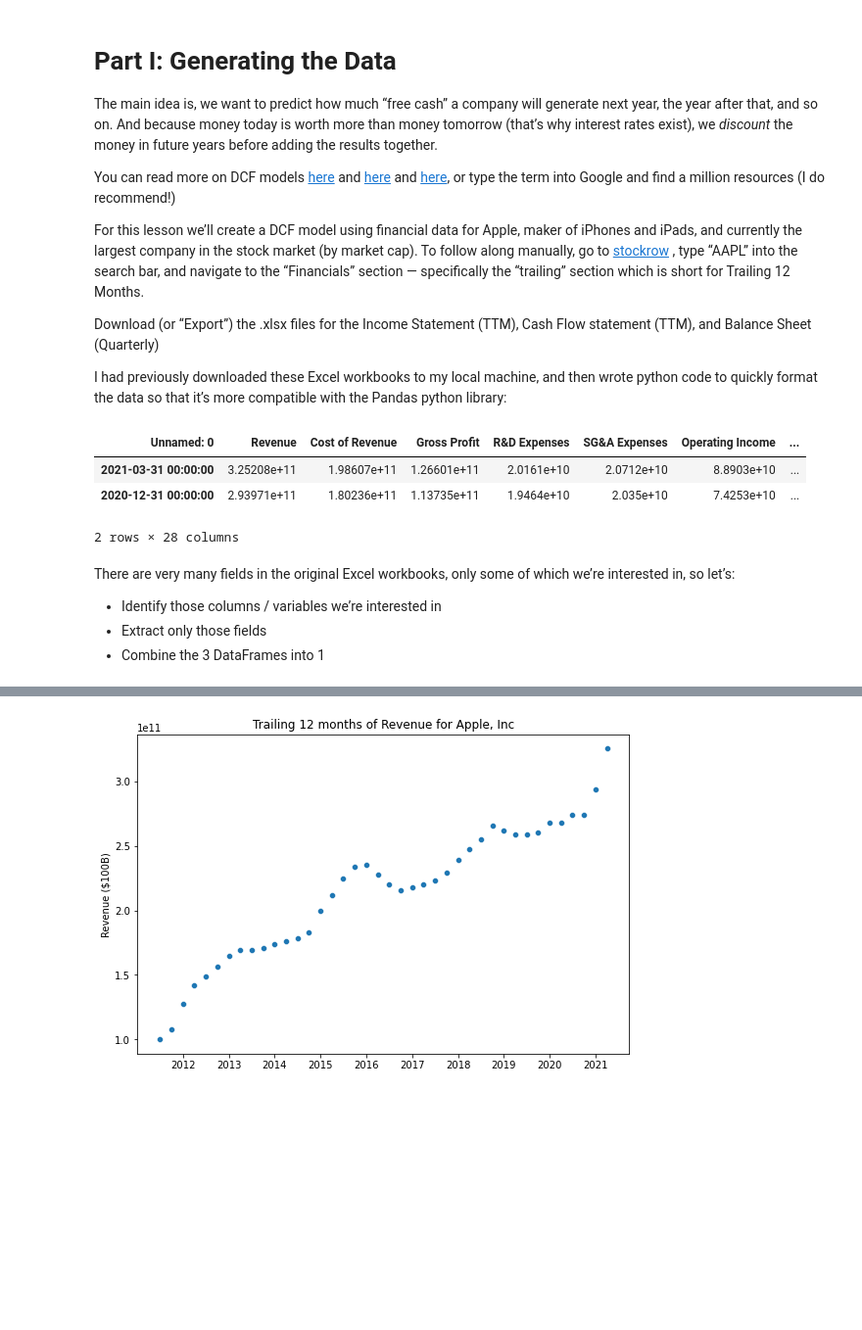
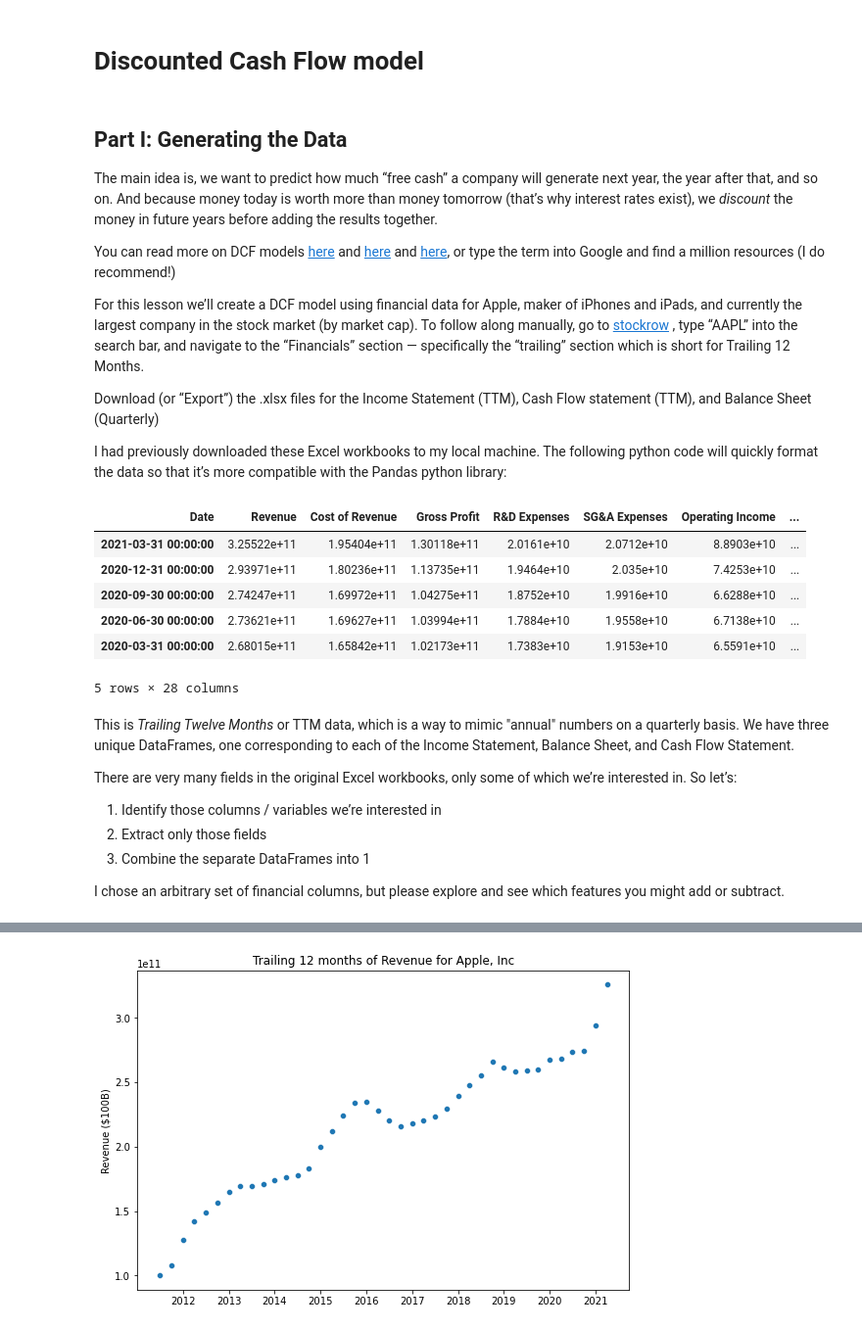
Before and after one commit to sfreagin/SEC_testing, a Jupyter notebook: DCF_walkthrough.ipynb, the cells around one changed output, grey strips where cells are left out. Shown at 98% size. Drawn from its saved outputs; the diff is of its cells as text; code cells hidden in the pictures; blank space fills up the shorter version.

```diff
--- a/DCF_walkthrough.ipynb
+++ b/DCF_walkthrough.ipynb
@@ -1,5 +1,7 @@
+# %% [markdown]
+# Discounted Cash Flow model
 # %% [markdown]
-# Part I: Generating the Data
+## Part I: Generating the Data
 The main idea is, we want to predict how much “free cash” a company will generate next year, the year after that, and so on. And because money today is worth more than money tomorrow (that’s why interest rates exist), we *discount* the money in future years before adding the results together.
 
 You can read more on DCF models [here](https://www.investopedia.com/terms/d/dcf.asp) and [here](https://corporatefinanceinstitute.com/resources/knowledge/valuation/dcf-formula-guide/) and [here](https://sba.thehartford.com/finance/cash-flow/discounted-cash-flow/), or type the term into Google and find a million resources (I do recommend!)
@@ -8,41 +10,53 @@ For this lesson we’ll create a DCF model using financial data for Apple, maker
 
 Download (or “Export”) the .xlsx files for the Income Statement (TTM), Cash Flow statement (TTM), and Balance Sheet (Quarterly)
 
-I had previously downloaded these Excel workbooks to my local machine, and then wrote python code to quickly format the data so that it’s more compatible with the Pandas python library:
+I had previously downloaded these Excel workbooks to my local machine. The following python code will quickly format the data so that it’s more compatible with the Pandas python library:
 # %%
 import pandas as pd
 import numpy as np
 import matplotlib.pyplot as plt
 import seaborn as sns
 # %%
-#pull the income statement, balance sheet, and cash flow statement
+# pull the income statement, balance sheet, and cash flow statement
 # as downloaded from stockrow.com
 aapl_inc_df = pd.read_excel(f'./Income/AAPL_inc.xlsx').T
 aapl_bal_df = pd.read_excel(f'./BalanceSheet/AAPL_bal.xlsx').T
 aapl_cfl_df = pd.read_excel(f'./CashFlow/AAPL_cashflow.xlsx').T
 
 # change the first row to be the column headers
 aapl_inc_df.columns = aapl_inc_df.iloc[0]
 aapl_bal_df.columns = aapl_bal_df.iloc[0]
 aapl_cfl_df.columns = aapl_cfl_df.iloc[0]
 
-#remove the first row
+# remove the first row
 aapl_inc_df = aapl_inc_df.iloc[1:]
 aapl_bal_df = aapl_bal_df.iloc[1:]
 aapl_cfl_df = aapl_cfl_df.iloc[1:]
 
-#check out the head, just make sure
-aapl_inc_df.head(2)
+# give index a new name
+aapl_inc_df=aapl_inc_df.rename_axis("Date",axis=1)
+aapl_bal_df=aapl_bal_df.rename_axis("Date",axis=1)
+aapl_cfl_df=aapl_cfl_df.rename_axis("Date",axis=1)
+
+# check out the head, just make sure
+aapl_inc_df.head(5)
 # %% [output]
-| Unnamed: 0 | Revenue | Cost of Revenue | Gross Profit | R&D Expenses | SG&A Expenses | Operating Income | ... |
-| 2021-03-31 00:00:00 | 3.25208e+11 | 1.98607e+11 | 1.26601e+11 | 2.0161e+10 | 2.0712e+10 | 8.8903e+10 | ... |
+| Date | Revenue | Cost of Revenue | Gross Profit | R&D Expenses | SG&A Expenses | Operating Income | ... |
+| 2021-03-31 00:00:00 | 3.25522e+11 | 1.95404e+11 | 1.30118e+11 | 2.0161e+10 | 2.0712e+10 | 8.8903e+10 | ... |
 | 2020-12-31 00:00:00 | 2.93971e+11 | 1.80236e+11 | 1.13735e+11 | 1.9464e+10 | 2.035e+10 | 7.4253e+10 | ... |
+| 2020-09-30 00:00:00 | 2.74247e+11 | 1.69972e+11 | 1.04275e+11 | 1.8752e+10 | 1.9916e+10 | 6.6288e+10 | ... |
+| 2020-06-30 00:00:00 | 2.73621e+11 | 1.69627e+11 | 1.03994e+11 | 1.7884e+10 | 1.9558e+10 | 6.7138e+10 | ... |
+| 2020-03-31 00:00:00 | 2.68015e+11 | 1.65842e+11 | 1.02173e+11 | 1.7383e+10 | 1.9153e+10 | 6.5591e+10 | ... |
-2 rows × 28 columns
+5 rows × 28 columns
 # %% [markdown]
-There are very many fields in the original Excel workbooks, only some of which we’re interested in, so let’s:
-- Identify those columns / variables we’re interested in
-- Extract only those fields
-- Combine the 3 DataFrames into 1
+This is *Trailing Twelve Months* or TTM data, which is a way to mimic "annual" numbers on a quarterly basis. We have three unique DataFrames, one corresponding to each of the Income Statement, Balance Sheet, and Cash Flow Statement.
+
+There are very many fields in the original Excel workbooks, only some of which we’re interested in. So let’s:
+1. Identify those columns / variables we’re interested in
+2. Extract only those fields
+3. Combine the separate DataFrames into 1
+
+I chose an arbitrary set of financial columns, but please explore and see which features you might add or subtract.
 # %%
 # these are the columns we're interested in
 inc_columns = ['Revenue','Gross Profit','Operating Income','Income Tax Provision', 'Net Income Common']
```
Also changed, not shown: parts of 12 cells of this notebook.
